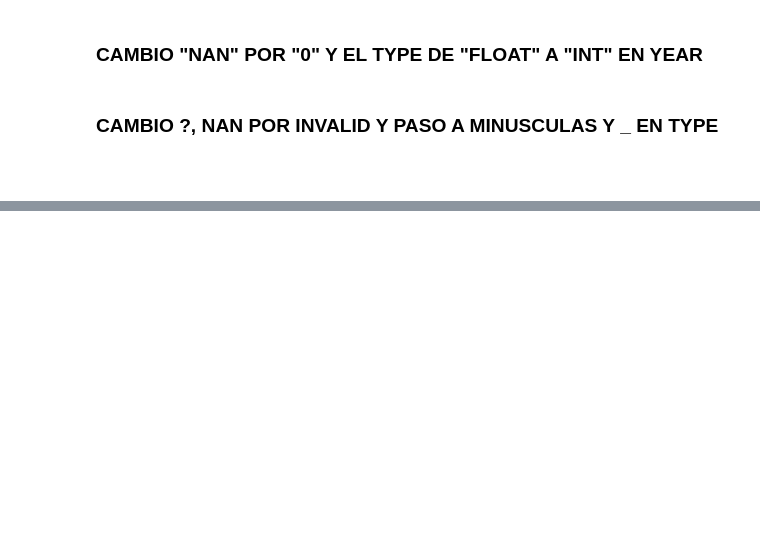
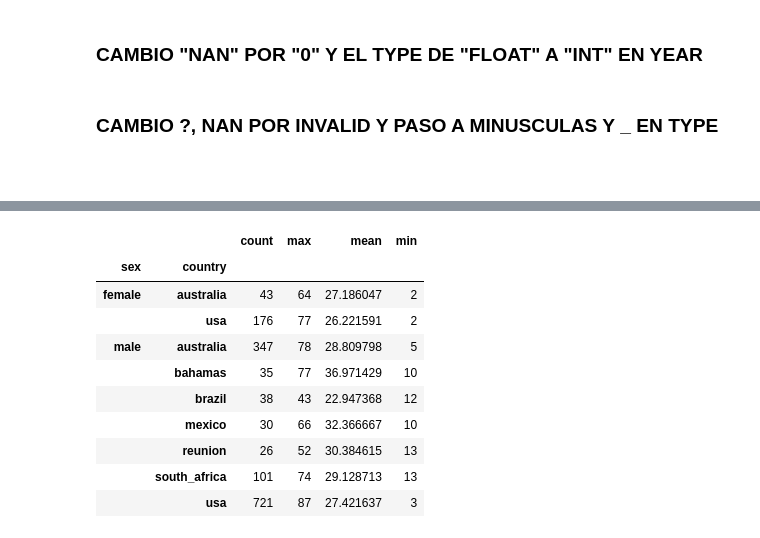
Before and after one commit to astonymartin/QUEST-2, a Jupyter notebook: QUEST 2.ipynb, the cells around one changed output, grey strips where cells are left out. Drawn from its saved outputs; the diff is of its cells as text; code cells hidden in the pictures; blank space fills up the shorter version.

```diff
--- a/QUEST 2.ipynb
+++ b/QUEST 2.ipynb
@@ -89,0 +237,16 @@ Name: count, Length: 218, dtype: int64
+# %%
+df_pivot = pd.pivot_table(dfcopy[dfcopy['age'] != 0], values='age', index=('sex', 'country'), aggfunc=('mean', 'count', 'max', 'min'))
+df_pivot_filtered = df_pivot[df_pivot['count'] > 25]
+df_pivot_filtered
+# %% [output]
+|  |  | count | max | mean | min |
+| sex | country |  |  |  |  |
+| female | australia | 43 | 64 | 27.186047 | 2 |
+|  | usa | 176 | 77 | 26.221591 | 2 |
+| male | australia | 347 | 78 | 28.809798 | 5 |
+|  | bahamas | 35 | 77 | 36.971429 | 10 |
+|  | brazil | 38 | 43 | 22.947368 | 12 |
+|  | mexico | 30 | 66 | 32.366667 | 10 |
+|  | reunion | 26 | 52 | 30.384615 | 13 |
+|  | south_africa | 101 | 74 | 29.128713 | 13 |
+|  | usa | 721 | 87 | 27.421637 | 3 |
```
Also changed, not shown: parts of 53 cells of this notebook.
